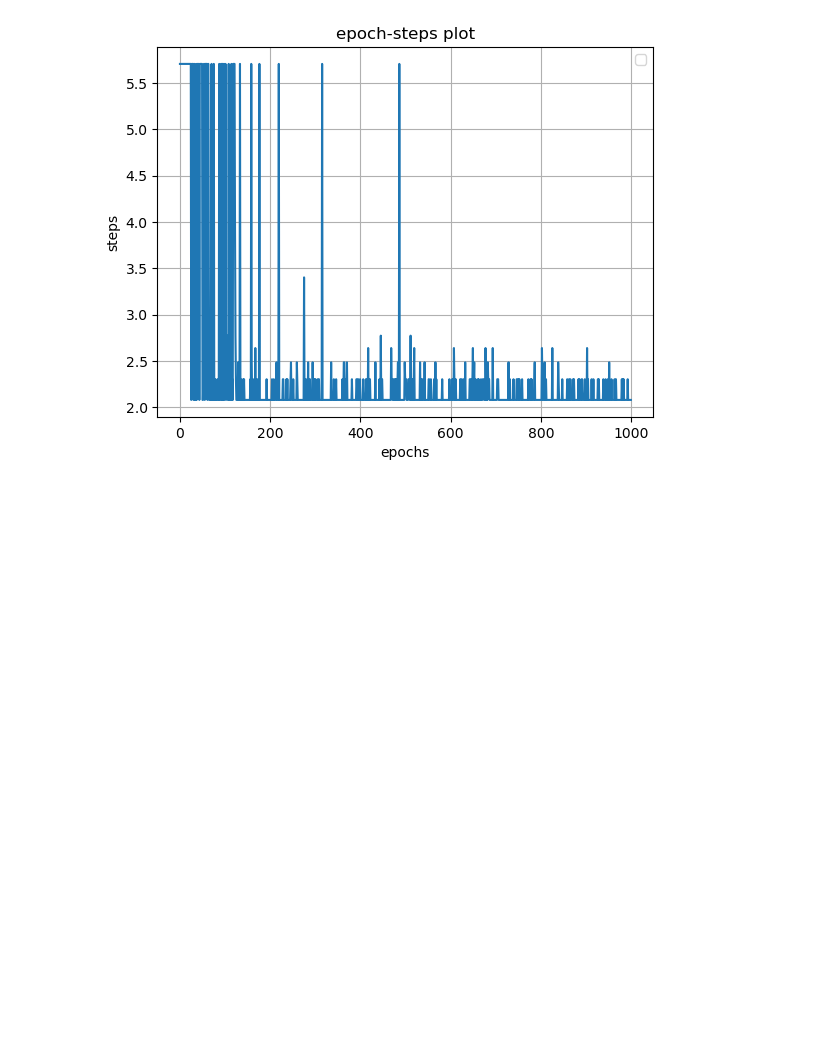
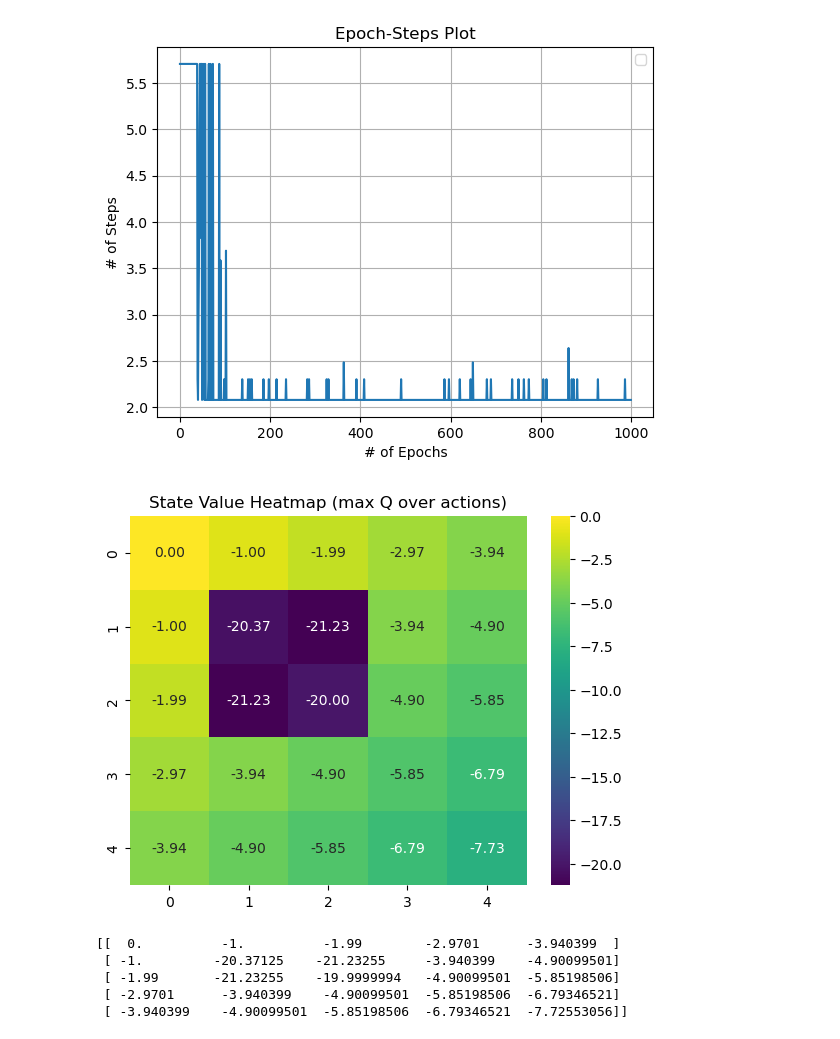
Before and after one commit to chrispukas/Discrete_Q-Learning_Grid-World, a Jupyter notebook: notebooks/main.ipynb, the cells around one changed output. Saved outputs shown, nothing was run; the diff lists cells and outputs as text; code cells hidden in the pictures; blank space fills up the shorter version.

Commit message:
Added heatmap

```diff
--- a/notebooks/main.ipynb
+++ b/notebooks/main.ipynb
@@ -1,27 +1,38 @@
 # %%
 import dqn.nn.agent as ag
 import dqn.nn.environment as env
-import tkinter as tk
 
 import dqn.plotting.display as d
 import dqn.nn.environment as env
 
-learning_rate = 0.1
-gamma_discount = 0.9
-exploration_probability=0.1
-exploration_probability_decay = 0.9
+learning_rate = 0.5
+gamma_discount = 0.99
+exploration_probability=0.01
+exploration_probability_decay = 0.99 # Epsilon-decay for timestep-t
 
 max_timesteps_per_epoch = 300
 max_epochs = 1000
 
 environment = env.Environment()
 result = ag.run_agent(environment,
     learning_rate=learning_rate,
     gamma_discount=gamma_discount,
     exploration_probability=exploration_probability,
     exponential_decay=exploration_probability_decay,
     max_timesteps_per_epoch=max_timesteps_per_epoch,
     max_epochs=max_epochs) # Runs in place -> updates q_table directly in the environment
+
 d.plot_epochs(result["epoch_steps"])
+
+q_map = environment.get_q_map()
+d.plot_heatmap(q_map)
+
+print(q_map)
 # %% [output]
-[figure, old version]
+[figure, new version]
+[figure, added]
+[[  0.          -1.          -1.99        -2.9701      -3.940399  ]
+ [ -1.         -20.37125    -21.23255     -3.940399    -4.90099501]
+ [ -1.99       -21.23255    -19.9999994   -4.90099501  -5.85198506]
+ [ -2.9701      -3.940399    -4.90099501  -5.85198506  -6.79346521]
+ [ -3.940399    -4.90099501  -5.85198506  -6.79346521  -7.72553056]]
```
Also changed, not shown: 3 other files.
